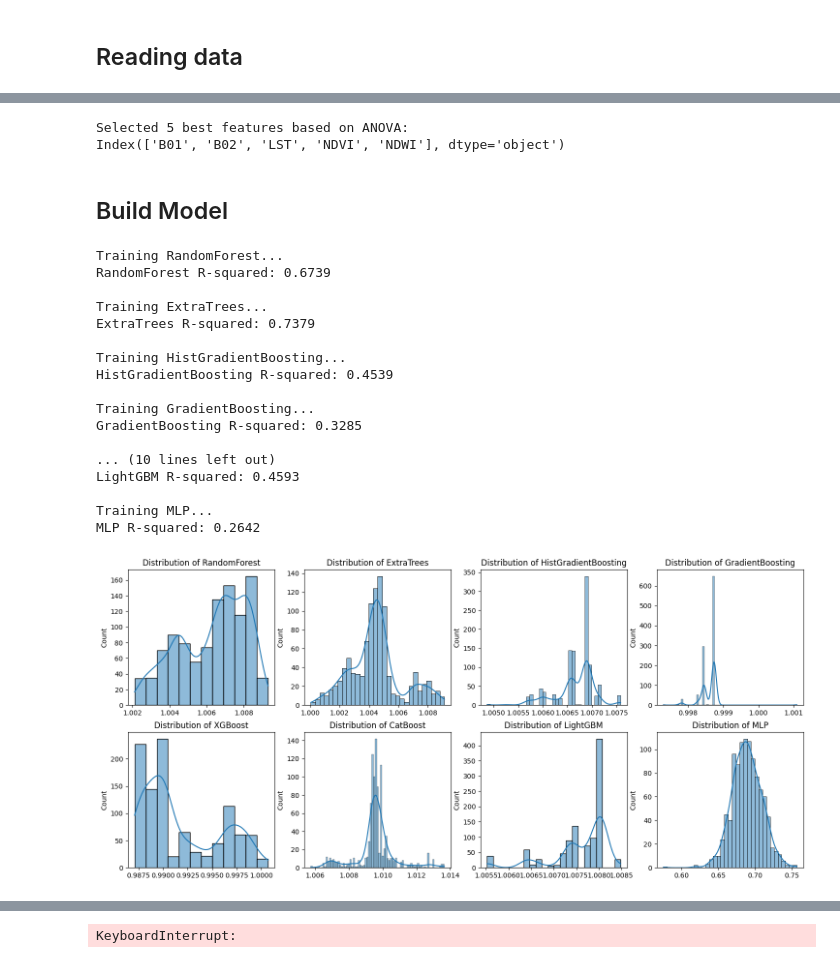
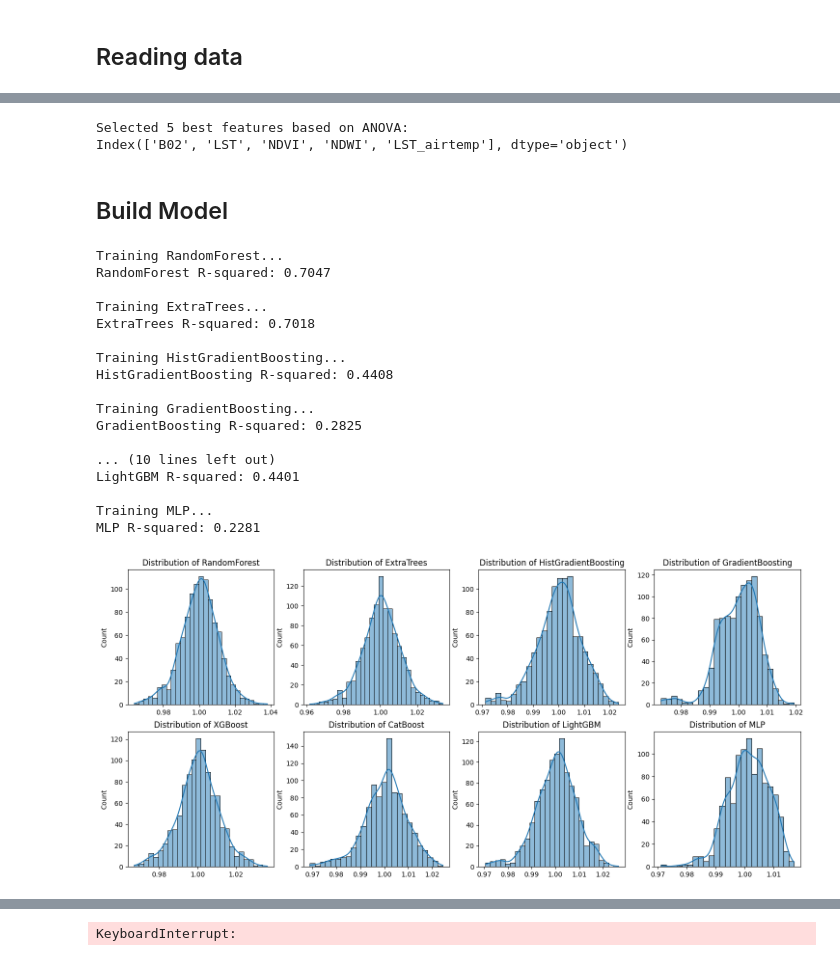
Before and after one commit to maniconaji/EY_SmarCities, a Jupyter notebook: notebooks/modelling.ipynb, the cells around one changed output, grey strips where cells are left out. Saved outputs shown, nothing was run; the diff lists cells and outputs as text; code cells hidden in the pictures.

```diff
--- a/notebooks/modelling.ipynb
+++ b/notebooks/modelling.ipynb
@@ -61,0 +52,9 @@ validation_data = pd.read_csv("https://raw.githubusercontent.com/maniconaji/EY_S
+# %%
+fig, ax = plt.subplots(ncols = 5, nrows = 2, figsize=(20, 7), gridspec_kw={"hspace":0.4, "wspace":0.4}, width_ratios=[1, 1, 1, 1, 1], height_ratios=[1, 1.5])
+
+for i, col in enumerate(['air_temp', 'HR', 'wind_speed', 'wind_dir','solar_flux']):
+    sns.histplot(training_data[col], ax=ax[0,i], kde=True)
+    ax[0,i].set_title("Hist "+col)
+    sc1 = ax[1,i].scatter(training_data['Longitude'], training_data['Latitude'], c = training_data[col], s = 2.5)
+    ax[1,i].set_title("Scatter "+col)
+    _ = plt.colorbar(sc1, ax=ax[1,i], label = col)
@@ -64,14 +79,15 @@ validation_data = pd.read_csv("https://raw.githubusercontent.com/maniconaji/EY_S
 # %%
 # Select columns to plot, excluding latitude, longitude, datetime
 
-drop_columns    = ["Latitude", "Longitude", "datetime"] + ['air_temp', "wind_speed", "wind_dir", "solar_flux", "HR"]
+drop_columns    = ["Latitude", "Longitude", "datetime", 'distancia_Bronx', 'distancia_Manhattan']
+drop_columns_y  = ["Latitude", "Longitude", 'distancia_Bronx', 'distancia_Manhattan']
 columns_to_plot = [col for col in training_data.columns if col not in drop_columns]
 print(len(columns_to_plot))
 # Create the plot
-plt.figure(figsize=(16, 8))
+plt.figure(figsize=(16, 12))
 
 for i, column in enumerate(columns_to_plot):
-    plt.subplot(3, 6, i + 1)  # Adjust subplot grid if needed
+    plt.subplot(4, 6, i + 1)  # Adjust subplot grid if needed
     sns.histplot(training_data[column], kde=True)
     plt.title(f'Distribution of {column}')
 
@@ -178,27 +194,30 @@ Features with high F-values and low p-values are likely important predictors for
 # Example of selecting top k features based on F-value
 k_best = 5  # Choose the desired number of top features
 selector = SelectKBest(score_func=f_regression, k=k_best)
-X_new = selector.fit_transform(X_scaled, y)
+X_new_final = selector.fit_transform(X_new, y)
 X_val = validation_data[X.columns[selector.get_support()].to_list()]
+X_final = X[X.columns[selector.get_support()].to_list()]
 
 print(f"\nSelected {k_best} best features based on ANOVA:\n{X.columns[selector.get_support()]}")
 # %% [output]
 Selected 5 best features based on ANOVA:
-Index(['B01', 'B02', 'LST', 'NDVI', 'NDWI'], dtype='object')
+Index(['B02', 'LST', 'NDVI', 'NDWI', 'LST_airtemp'], dtype='object')
 # %% [markdown]
 ## Build Model
-# %%
-X_train, X_test, y_train, y_test = train_test_split(X_new, y, test_size=0.3, random_state=42)
-
-# Scale data (important for some models)
-X_train   = scaler_X.fit_transform(X_train)
-X_test  = scaler_X.transform(X_test)
-X_val = scaler_X.transform(X_val)
-
-scaler_y = StandardScaler()
-y_train = scaler_y.fit_transform(y_train.values.reshape(-1, 1))
-y_test = scaler_y.transform(y_test.values.reshape(-1, 1))
 # %%
+X_train, X_test, y_train, y_test = train_test_split(X_final, y, test_size=0.3, random_state=42)
+# X_val = X_valp[X_final.columns]
+
+# Apply StandardScaler
+scaler_X = StandardScaler()
+X_train = scaler_X.fit_transform(X_train.values)
+X_test  = scaler_X.transform(X_test.values)
+X_val   = scaler_X.transform(X_val.values)
+
+scaler_y = StandardScaler()
+y_train = scaler_y.fit_transform(y_train.values.reshape(-1, 1))
+y_test = scaler_y.transform(y_test.values.reshape(-1, 1))
+
 # Dictionary to store models and their R-squared scores
 models = {
     "RandomForest": RandomForestRegressor(random_state=42),
@@ -223,37 +242,37 @@ plt.figure(figsize=(18, 8))
 # Train and evaluate each model
 for i, (model_name, model) in enumerate(models.items()):
     print(f"Training {model_name}...")
     model.fit(X_train, y_train.ravel())  # Fit the model
     y_pred = model.predict(X_test)       # Make predictions
     r2 = r2_score(y_test, y_pred)          # Calculate R-squared
 
     f_pred = model.predict(X_val).reshape(-1,1)
     f_pred = scaler_y.inverse_transform(f_pred)
     f_pred = pd.Series(f_pred.squeeze())
 
     save_models[model_name] = {"model": model, "r2": r2}
 
     plt.subplot(2, 4, i + 1)  # Adjust subplot grid if needed
     sns.histplot(f_pred, kde=True)
     plt.title(f'Distribution of {model_name}')
 
     print(f"{model_name} R-squared: {r2:.4f}\n")
 # %% [output]
 Training RandomForest...
-RandomForest R-squared: 0.6739
+RandomForest R-squared: 0.7047
 
 Training ExtraTrees...
-ExtraTrees R-squared: 0.7379
+ExtraTrees R-squared: 0.7018
 
 Training HistGradientBoosting...
-HistGradientBoosting R-squared: 0.4539
+HistGradientBoosting R-squared: 0.4408
 
 Training GradientBoosting...
-GradientBoosting R-squared: 0.3285
+GradientBoosting R-squared: 0.2825
 
 ... (10 lines left out)
-LightGBM R-squared: 0.4593
+LightGBM R-squared: 0.4401
 
 Training MLP...
-MLP R-squared: 0.2642
+MLP R-squared: 0.2281
-[figure, old version]
+[figure, new version]
```
Also changed, not shown: parts of 11 cells of this notebook.
